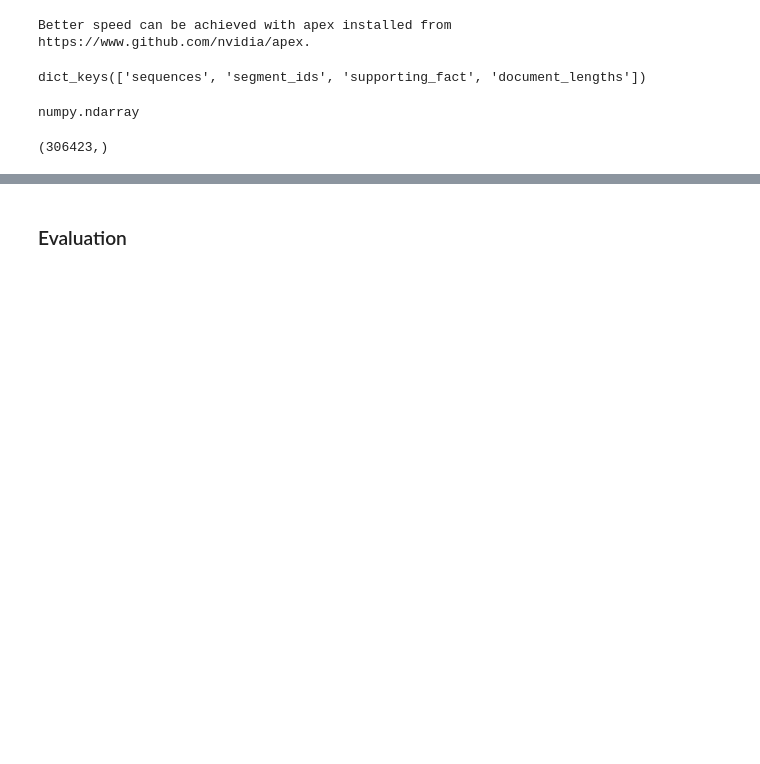
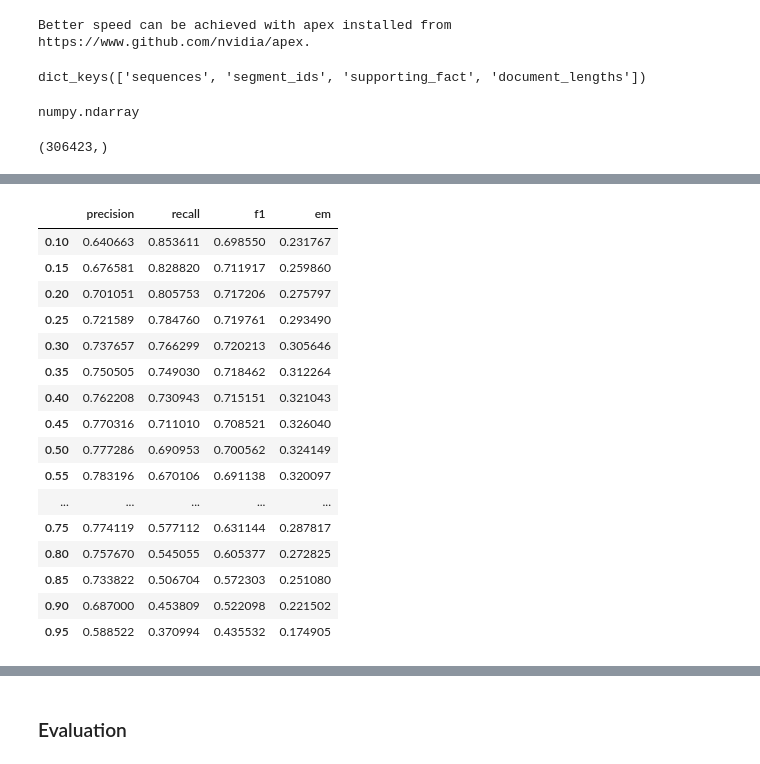
Before and after one commit to gpsbhargav/bert_sentence_ranking_and_selection, a Jupyter notebook: saved_models/hotpot/evaluate.ipynb, the cells around one changed output, grey strips where cells are left out. Cells and saved outputs as stored; diff of their text form; code cells hidden in the pictures; blank space fills up the shorter version.

```diff
--- a/saved_models/hotpot/evaluate.ipynb
+++ b/saved_models/hotpot/evaluate.ipynb
@@ -145,0 +123,20 @@ for i in range(len(gt_reorganized)):
+# %%
+metric_df
+# %% [output]
+|  | precision | recall | f1 | em |
+| 0.10 | 0.640663 | 0.853611 | 0.698550 | 0.231767 |
+| 0.15 | 0.676581 | 0.828820 | 0.711917 | 0.259860 |
+| 0.20 | 0.701051 | 0.805753 | 0.717206 | 0.275797 |
+| 0.25 | 0.721589 | 0.784760 | 0.719761 | 0.293490 |
+| 0.30 | 0.737657 | 0.766299 | 0.720213 | 0.305646 |
+| 0.35 | 0.750505 | 0.749030 | 0.718462 | 0.312264 |
+| 0.40 | 0.762208 | 0.730943 | 0.715151 | 0.321043 |
+| 0.45 | 0.770316 | 0.711010 | 0.708521 | 0.326040 |
+| 0.50 | 0.777286 | 0.690953 | 0.700562 | 0.324149 |
+| 0.55 | 0.783196 | 0.670106 | 0.691138 | 0.320097 |
+| ... | ... | ... | ... | ... |
+| 0.75 | 0.774119 | 0.577112 | 0.631144 | 0.287817 |
+| 0.80 | 0.757670 | 0.545055 | 0.605377 | 0.272825 |
+| 0.85 | 0.733822 | 0.506704 | 0.572303 | 0.251080 |
+| 0.90 | 0.687000 | 0.453809 | 0.522098 | 0.221502 |
+| 0.95 | 0.588522 | 0.370994 | 0.435532 | 0.174905 |
```
Also changed, not shown: parts of 34 cells of this notebook, 3 other files.
